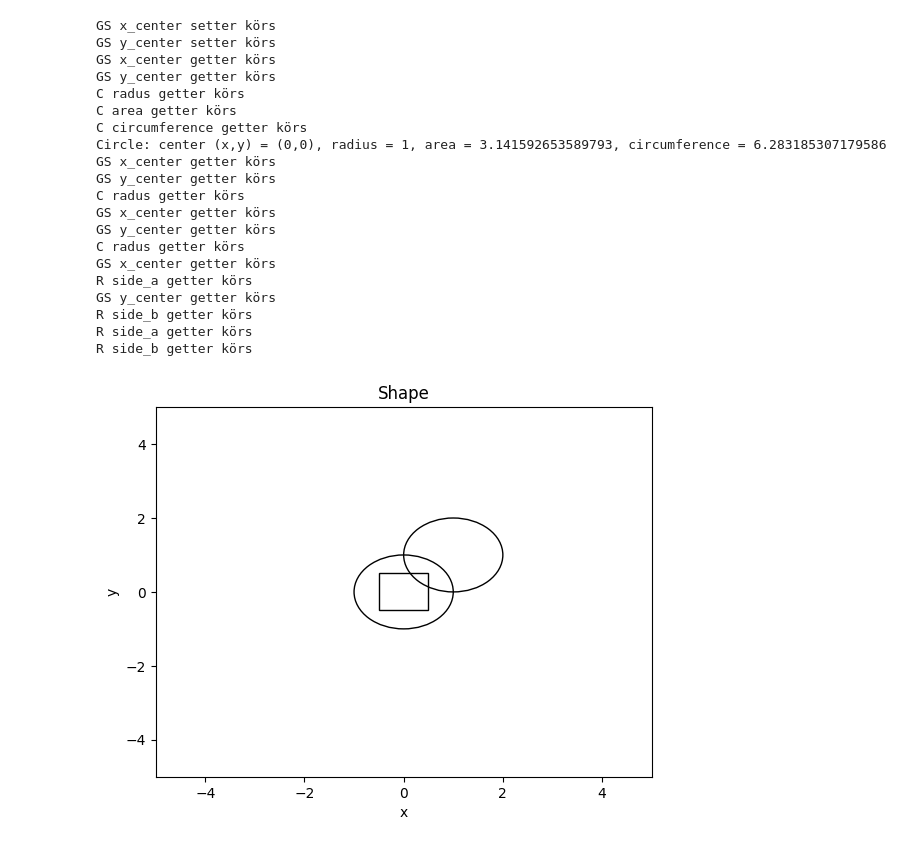
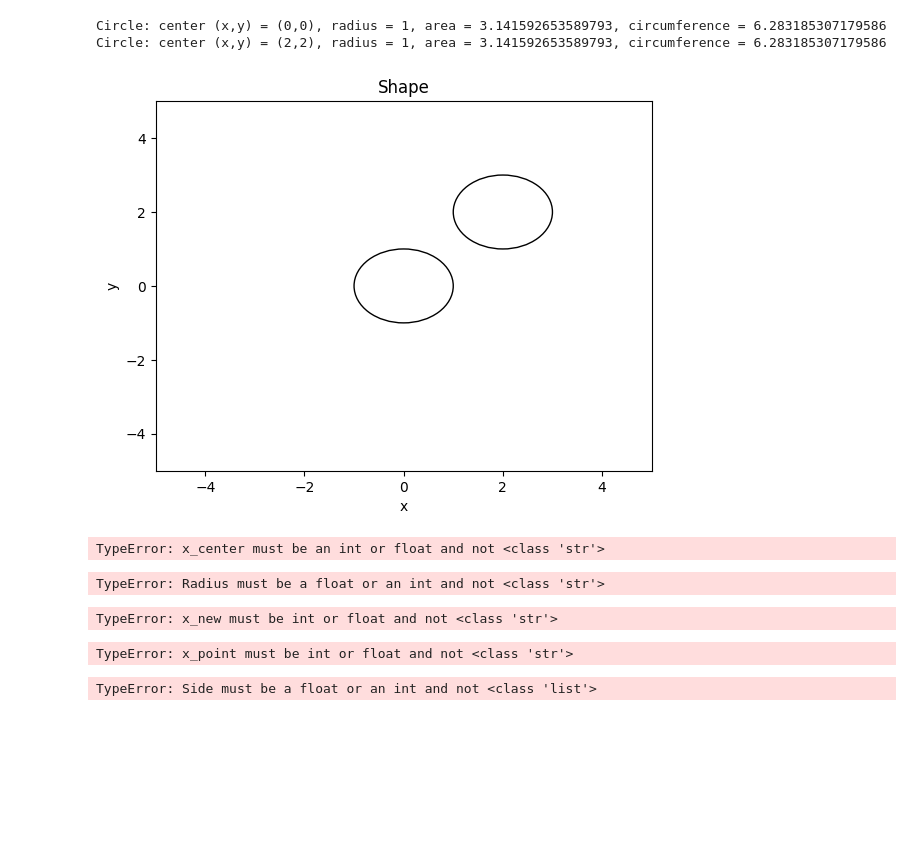
Before and after one commit to DorotaBjoorn/Python-Dorota-Bjoorn, a Jupyter notebook: Labs/Lab3/Lab3_manual_testing.ipynb, the cells around one changed output. Drawn from its saved outputs; the diff is of its cells as text; code cells hidden in the pictures; blank space fills up the shorter version.

```diff
--- a/Labs/Lab3/Lab3_manual_testing.ipynb
+++ b/Labs/Lab3/Lab3_manual_testing.ipynb
@@ -58,27 +27,30 @@ R side_b getter körs
 # %%
-c3=c1.translate(1,1) #???????????????1 skrivs över med c3, varför???????????
+c3 = c1.translate(2, 2)
 print(c1)
-d1=Draw(c1,c3,r1)
+print(c3)
+d1 = Draw(c1,c3)
 d1.draw()
 # %% [output]
-GS x_center setter körs
-GS y_center setter körs
-GS x_center getter körs
-GS y_center getter körs
-C radus getter körs
-C area getter körs
-C circumference getter körs
 Circle: center (x,y) = (0,0), radius = 1, area = 3.141592653589793, circumference = 6.283185307179586
-GS x_center getter körs
-GS y_center getter körs
-C radus getter körs
-GS x_center getter körs
-GS y_center getter körs
-C radus getter körs
-GS x_center getter körs
-R side_a getter körs
-GS y_center getter körs
-R side_b getter körs
-R side_a getter körs
-R side_b getter körs
+Circle: center (x,y) = (2,2), radius = 1, area = 3.141592653589793, circumference = 6.283185307179586
-[figure, old version]
+[figure, new version]
+# %%
+c4 = Circle("tre", 2, 2) # expect error
+# %% [output]
+TypeError: x_center must be an int or float and not <class 'str'>
+# %%
+c4 = Circle(1, 2, "tre") # expect error
+# %% [output]
+TypeError: Radius must be a float or an int and not <class 'str'>
+# %%
+c4 = c1.translate("tre", 5) # expect error
+# %% [output]
+TypeError: x_new must be int or float and not <class 'str'>
+# %%
+c1.is_inside("five", 3) #expect error
+# %% [output]
+TypeError: x_point must be int or float and not <class 'str'>
+# %%
+r2 = Rectangle(1, 2, [2], 3) # expect error
+# %% [output]
+TypeError: Side must be a float or an int and not <class 'list'>
```
Also changed, not shown: parts of 4 cells of this notebook.
